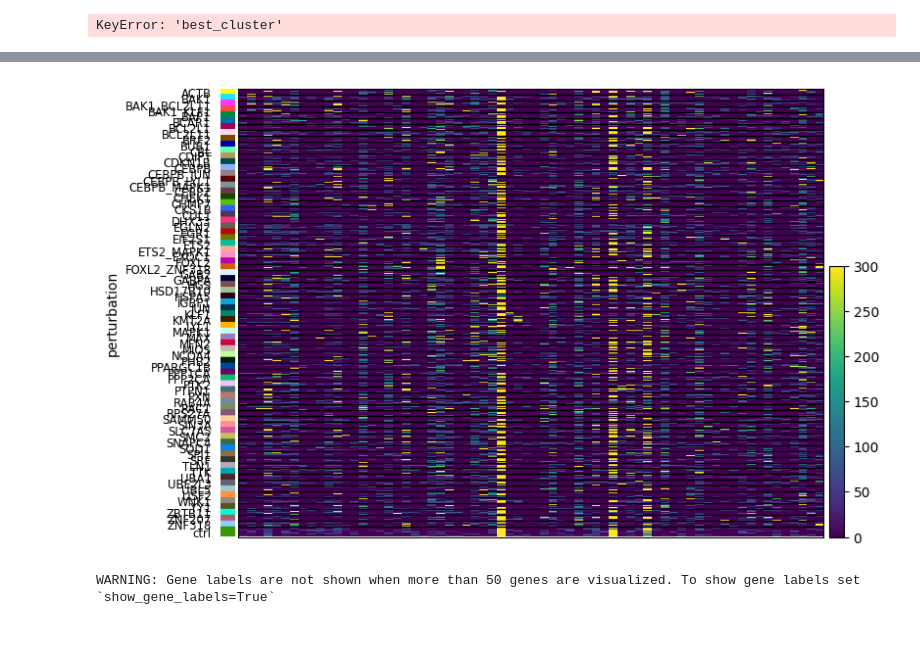
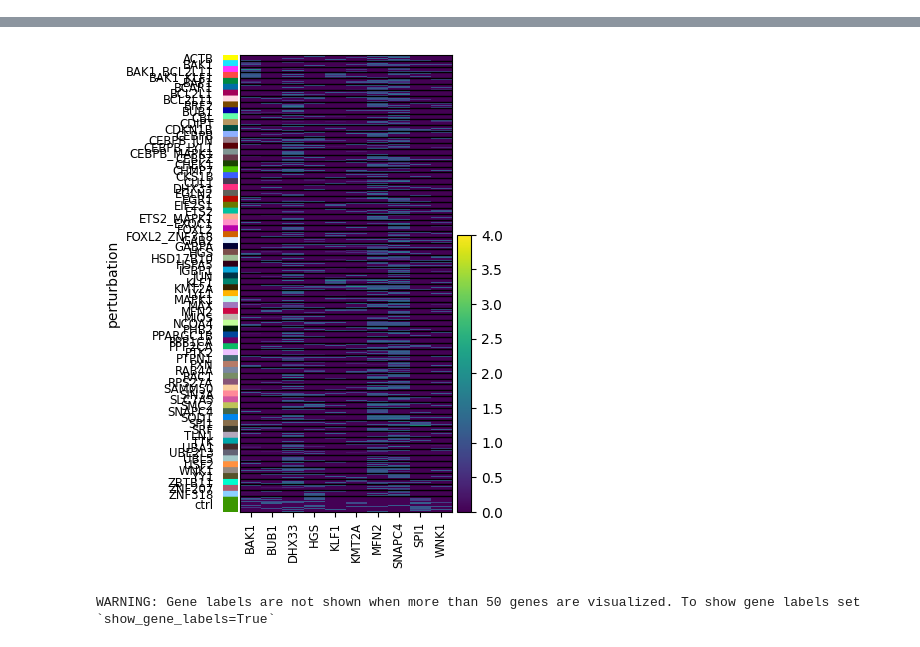
Before and after one commit to GeorgSommerer/bsc_thesis_pGRiNS, a Jupyter notebook: pgrins_cluster_explore.ipynb, the cells around one changed output, grey strips where cells are left out. Drawn from its saved outputs; the diff is of its cells as text; code cells hidden in the pictures.

```diff
--- a/pgrins_cluster_explore.ipynb
+++ b/pgrins_cluster_explore.ipynb
@@ -24,9 +20,7 @@ testc = testc[testc.obs["best_cells"]]
 # %%
-testc = sc.read_h5ad("Data/Projects/KeggoRo/001/perturb_norm_ctrl_clustered.h5ad")
+testc = sc.read_h5ad("Data/Projects/KeggoRo/001/perturb_norm_ctrl.h5ad")
-# %% [output]
-KeyError: 'best_cluster'
 # %%
-test = sc.read_h5ad("Data/Projects/KeggoRo/001/perturb_norm_pert_old.h5ad")
+test = sc.read_h5ad("Data/Projects/KeggoRo/001/perturb_norm_pert.h5ad")
 # %%
 pgenes = set().union(*[set(t.split("_")) for t in test.obs["perturbation"]]) - {"ctrl"}
 # %%
@@ -36,5 +30,5 @@ sc.pp.normalize_total(test, target_sum=None,layer="test")#,exclude_highly_expres
 
 sc.pp.log1p(test, layer="test")
 # %%
-sc.pl.heatmap(test,sorted(list(pgenes)),"perturbation",vmax=10,layer="test")
+sc.pl.heatmap(test,sorted(list(pgenes)[:10]),"perturbation",vmax=4,layer="log1p")
 # %% [output]
@@ -42,4 +35,4 @@ WARNING: Gene labels are not shown when more than 50 genes are visualized. To sh
-[figure, old version]
+[figure, new version]
 # %%
 sc.pl.heatmap(testc,sorted(list(pgenes)),"perturbation",layer="log1p",vmax=3)
 # %% [output]
```
Also changed, not shown: parts of 9 cells of this notebook, 16 other files.
